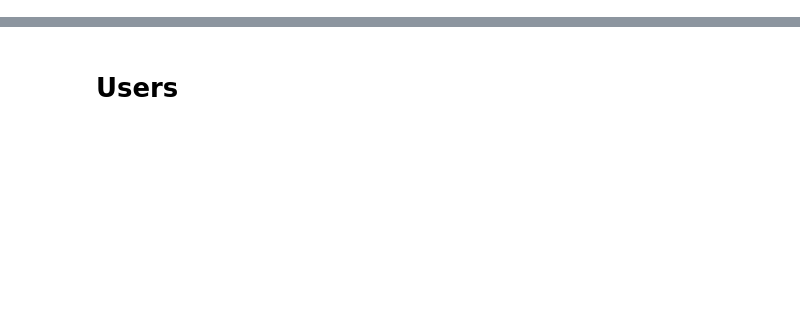
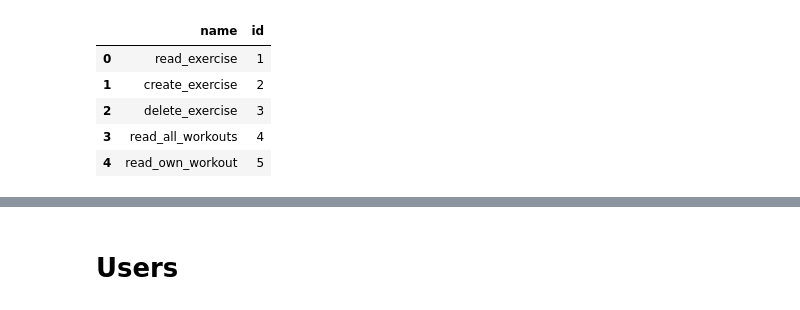
Before and after one commit to jordanbegg/pybenchmark, a Jupyter notebook: notebooks/setup.ipynb, the cells around one changed output, grey strips where cells are left out. Saved outputs shown, nothing was run; the diff lists cells and outputs as text; code cells hidden in the pictures; blank space fills up the shorter version.

```diff
--- a/notebooks/setup.ipynb
+++ b/notebooks/setup.ipynb
@@ -13,0 +44,10 @@ client = BenchmarkClient(url=URL)
+# %%
+permissions = pd.DataFrame(client.permissions.get_permissions())
+permissions.head()
+# %% [output]
+|  | name | id |
+| 0 | read_exercise | 1 |
+| 1 | create_exercise | 2 |
+| 2 | delete_exercise | 3 |
+| 3 | read_all_workouts | 4 |
+| 4 | read_own_workout | 5 |
```
Also changed, not shown: parts of 19 cells of this notebook, 4 other files.
